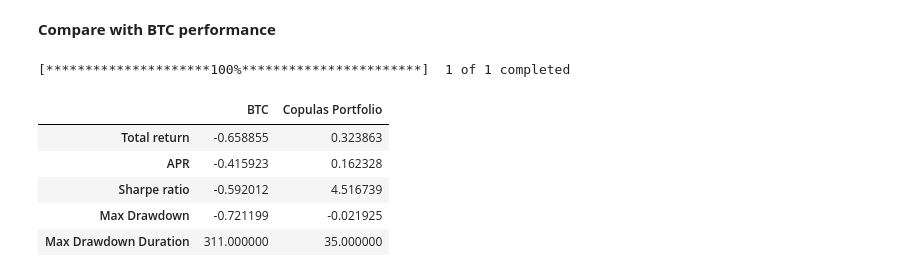
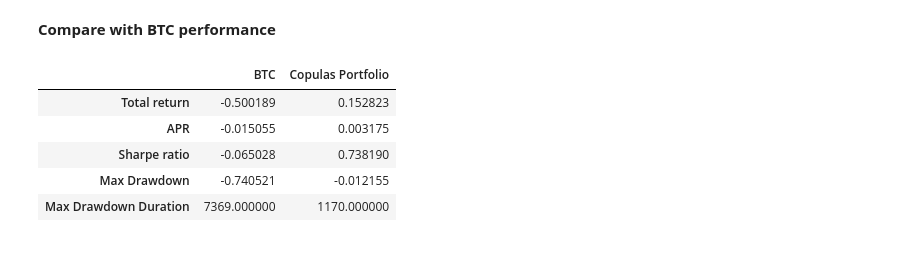
Before and after one commit to stevenpham1996/Pairs-Trading--Statistical-Arbitrage, a Jupyter notebook: copulas_pairs/cryptocurrency.ipynb, the cells around one changed output. Cells and saved outputs as stored; diff of their text form; code cells hidden in the pictures.

Commit message:
Remove resampling prior to performance metric calculation.

```diff
--- a/copulas_pairs/cryptocurrency.ipynb
+++ b/copulas_pairs/cryptocurrency.ipynb
@@ -521,7 +520,7 @@ Leverage ratio: **1:20**.
 Transaction & commission fees: **0.25% per position**.
 # %%
 train_window = 720 # 1 month
-trade_window = 168 # 1 week
+trade_window = 72 # 3 days
 algo_returns = {}
 top_copulas_dfs = []
 for i in range(train_window, len(prices)-trade_window, trade_window):
@@ -566,7 +565,7 @@ for i in range(train_window, len(prices)-trade_window, trade_window):
         for t in positions.index:
             # if long position is open
             if long:
-                if (probs_trade.loc[t][s1] >= 0.5) or (probs_trade.loc[t][s2] <= 0.5):
+                if (probs_trade.loc[t][s1] >= 0.3) or (probs_trade.loc[t][s2] <= 0.7):
                     positions.loc[t] = [0-fee, 0-fee] # Add fee to close positions
                     long = False
                 else:
@@ -574,7 +573,7 @@ for i in range(train_window, len(prices)-trade_window, trade_window):
 
             # if short position is open
             elif short:
-                if (probs_trade.loc[t][s1] <= 0.5) or (probs_trade.loc[t][s2] >= 0.5):
+                if (probs_trade.loc[t][s1] <= 0.7) or (probs_trade.loc[t][s2] >= 0.3):
                     positions.loc[t] = [0-fee, 0-fee]
                     short = False
                 else:
@@ -645,39 +650,9 @@ ax[1].legend([f"Mean: {round(total_ret.mean()*100, 4)}%"], fontsize=20);
 # %% [markdown]
 **Compare with BTC performance**
-# %%
-def calculate_metrics(cumret):
-    '''
-    calculate performance metrics from cumulative returns
-    '''
-    if len(cumret) == 0:
-        return 0, 0, 0, 0, 0
-    total_return = (cumret[-1] - cumret[0])/cumret[0]
-    apr = (1+total_return)**(252/len(cumret)) - 1
-    rets = pd.DataFrame(cumret).pct_change()
-    sharpe = np.sqrt(252) * np.nanmean(rets) / np.nanstd(rets)
-
-    # maxdd and maxddd
-    highwatermark=np.zeros(cumret.shape)
-    drawdown=np.zeros(cumret.shape)
-    drawdownduration=np.zeros(cumret.shape)
-    for t in np.arange(1, cumret.shape[0]):
-        highwatermark[t]=np.maximum(highwatermark[t-1], cumret[t])
-        drawdown[t]=cumret[t]/highwatermark[t]-1
-        if drawdown[t]==0:
-            drawdownduration[t]=0
-        else:
-            drawdownduration[t]=drawdownduration[t-1]+1
-    maxDD=np.min(drawdown)
-    maxDDD=np.max(drawdownduration)
-
-    return total_return, apr, sharpe, maxDD, maxDDD
 # %%
-import yfinance as yf
 # BTC cumulative return
 start = prices.index[0]
 end = prices.index[-1]
-btc_prices = yf.download('BTC-USD', start=start, end=end)
-btc_return = btc_prices['Close'].astype("float").pct_change()
+btc_prices = get_all_binance('BTCUSDT', '1h').loc[start:end]
+btc_return = btc_prices['close'].astype("float").pct_change()
 cumret_baseline = np.nancumprod(btc_return + 1)
-# %% [output]
-[*********************100%***********************]  1 of 1 completed
@@ -687,13 +659,13 @@ pf_ret_daily = pd.Series(cum_ret, index=total_ret.index).resample('D').last()
 # %%
 metrics_df = pd.DataFrame(index=['Total return', 'APR', 'Sharpe ratio', 'Max Drawdown', 'Max Drawdown Duration'],
              columns=['BTC', 'Copulas Portfolio'])
 metrics_df['BTC'] = calculate_metrics(cumret_baseline)
-metrics_df['Copulas Portfolio'] = calculate_metrics(pf_ret_daily.values)
+metrics_df['Copulas Portfolio'] = calculate_metrics(cum_ret)
 metrics_df
 # %% [output]
 |  | BTC | Copulas Portfolio |
-| Total return | -0.658855 | 0.323863 |
-| APR | -0.415923 | 0.162328 |
-| Sharpe ratio | -0.592012 | 4.516739 |
-| Max Drawdown | -0.721199 | -0.021925 |
-| Max Drawdown Duration | 311.000000 | 35.000000 |
+| Total return | -0.500189 | 0.152823 |
+| APR | -0.015055 | 0.003175 |
+| Sharpe ratio | -0.065028 | 0.738190 |
+| Max Drawdown | -0.740521 | -0.012155 |
+| Max Drawdown Duration | 7369.000000 | 1170.000000 |
```
Also changed, not shown: parts of 7 cells of this notebook, 4 other files.
